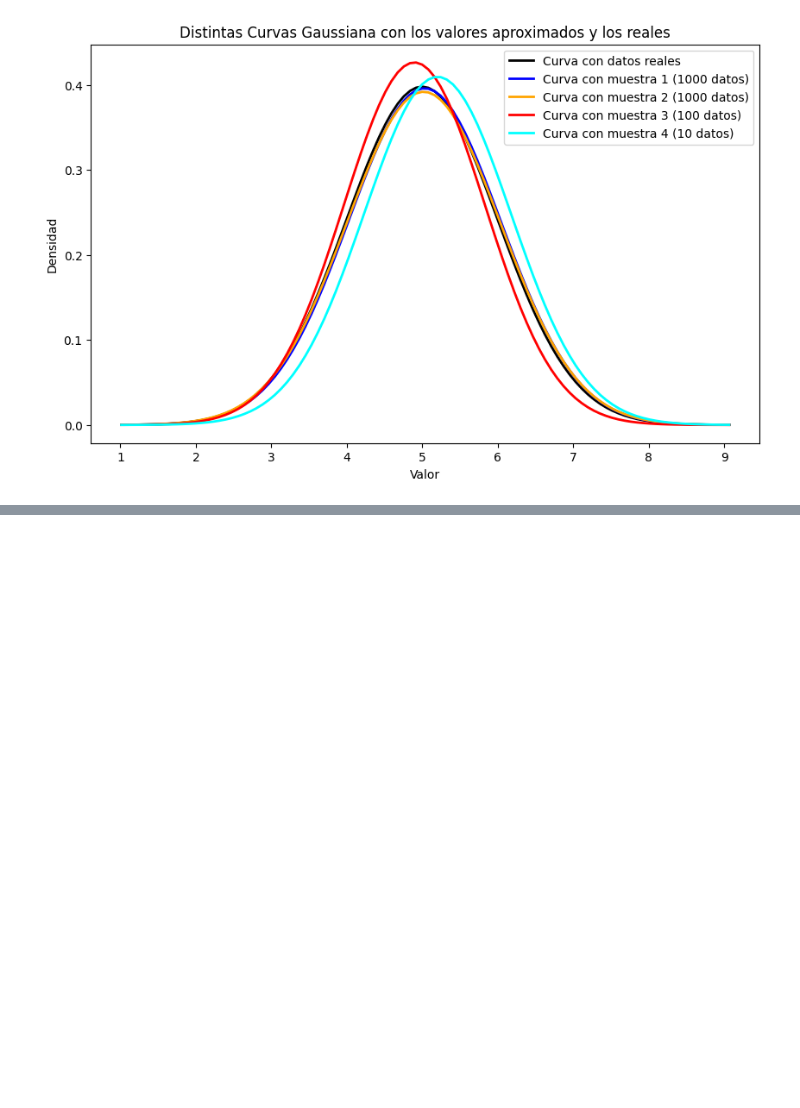
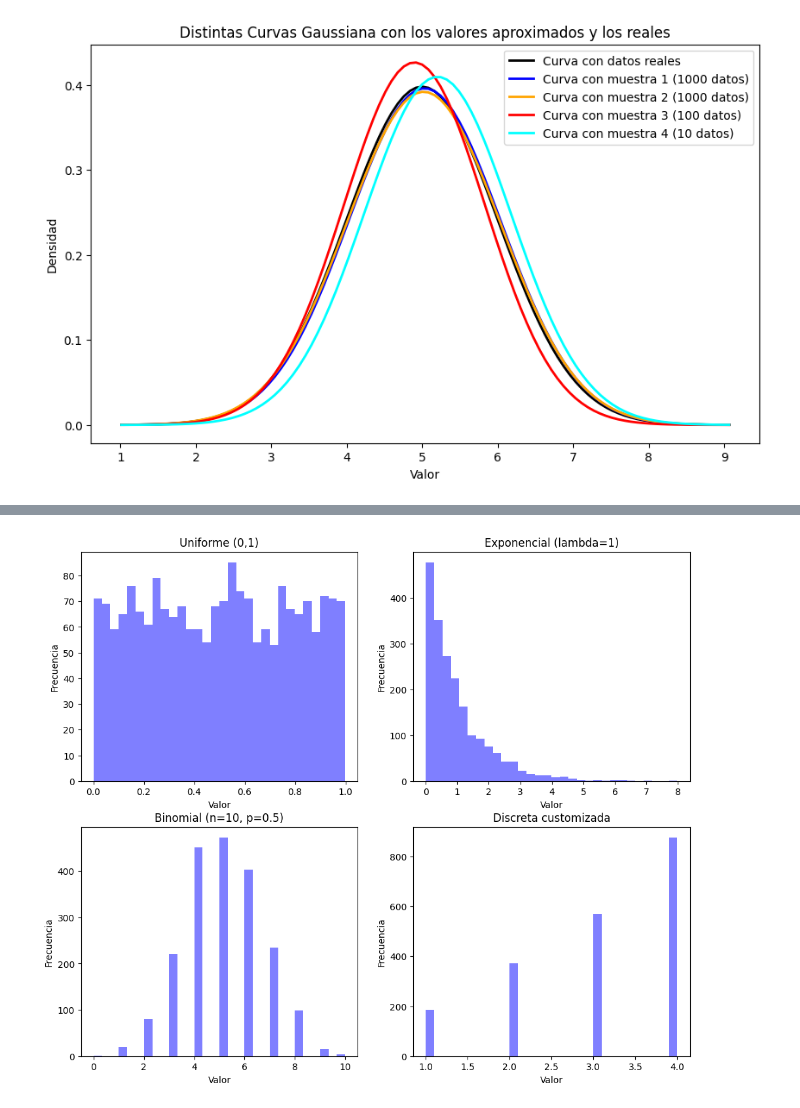
Before and after one commit to tonahdztoro/PE_2025, a Jupyter notebook: Notebooks/Unidad 3.ipynb, the cells around one changed output, grey strips where cells are left out. Drawn from its saved outputs; the diff is of its cells as text; code cells hidden in the pictures; blank space fills up the shorter version.

```diff
--- a/Notebooks/Unidad 3.ipynb
+++ b/Notebooks/Unidad 3.ipynb
@@ -254,0 +257,14 @@ La desviación estándar de la muestra es: 0.9735641404867984
+# %%
+import numpy as np
+import pandas as pd
+import matplotlib.pyplot as plt
+
+data_size = 2000  # Número de muestras a generar
+
+# DataFrame con diferentes distribuciones
+data = pd.DataFrame({
+    'Uniforme (0,1)': np.random.uniform(low=0, high=1, size=data_size),
+    'Exponencial (lambda=1)': np.random.exponential(scale=1, size=data_size),
+    'Binomial (n=10, p=0.5)': np.random.binomial(n=10, p=0.5, size=data_size),
+    'Discreta customizada': np.random.choice([1, 2, 3, 4], size=data_size, p=[0.1, 0.2, 0.3, 0.4])
+})
@@ -254,0 +287,11 @@ La desviación estándar de la muestra es: 0.9735641404867984
+# %%
+# Histograma de las 4 distribuciones
+plt.figure(figsize=(12, 10))
+for i, column in enumerate(data.columns):
+    plt.subplot(2, 2, i + 1)
+    plt.hist(data[column], bins=30, density=False, alpha=0.5, color='b')
+    plt.title(column)
+    plt.xlabel('Valor')
+    plt.ylabel('Frecuencia')
+# %% [output]
+[figure, added]
```
Also changed, not shown: parts of 5 cells of this notebook.
